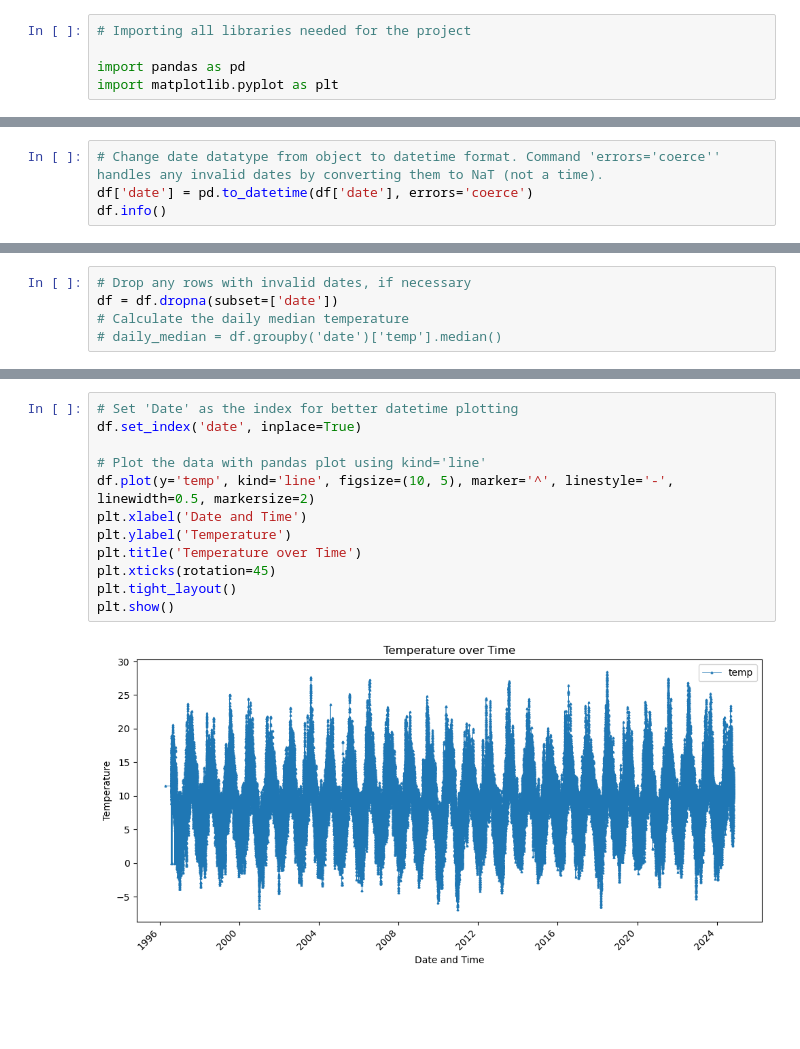
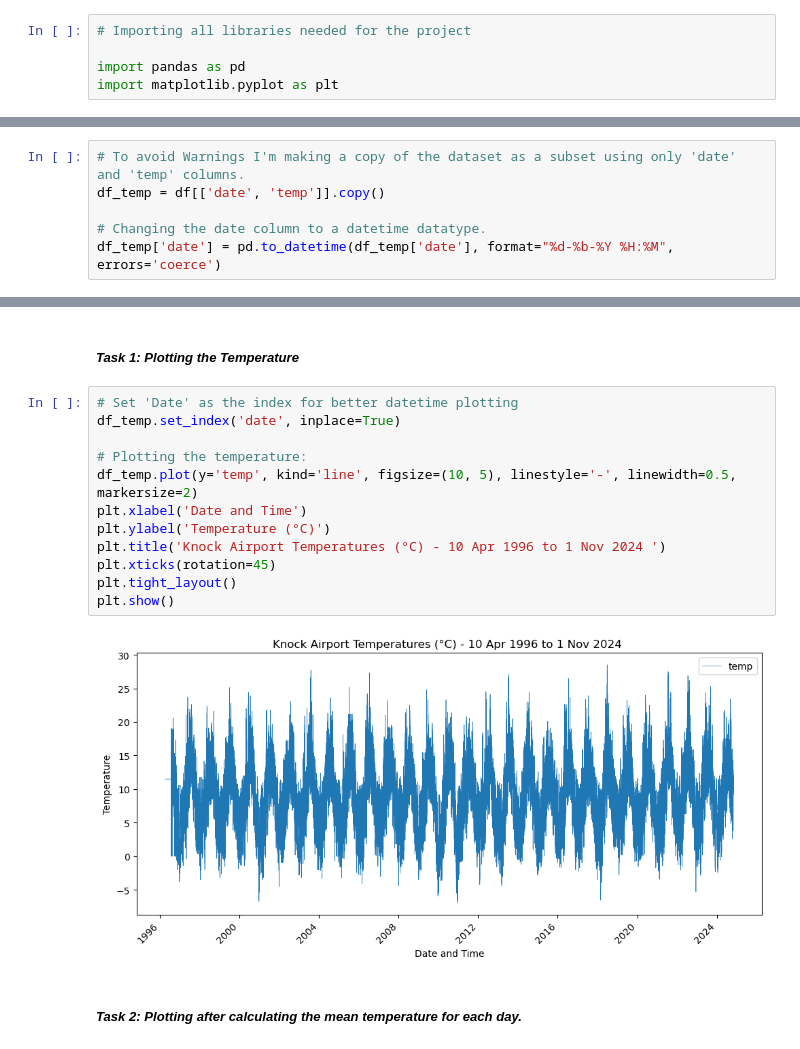
Before and after one commit to ermelinda-q/PFDA, a Jupyter notebook: assignments/assignment_6_weather.ipynb, the cells around one changed output, grey strips where cells are left out. Saved outputs shown, nothing was run; the diff lists cells and outputs as text; blank space fills up the shorter version.

Commit message:
assignment 6 - mean temp daily

```diff
--- a/assignments/assignment_6_weather.ipynb
+++ b/assignments/assignment_6_weather.ipynb
@@ -51,4 +30,0 @@ memory usage: 39.7+ MB
-# %%
-# Change date datatype from object to datetime format. Command 'errors='coerce'' handles any invalid dates by converting them to NaT (not a time).
-df['date'] = pd.to_datetime(df['date'], errors='coerce')
-df.info()
@@ -73,5 +30,0 @@ memory usage: 39.7+ MB
-# %%
-# Drop any rows with invalid dates, if necessary
-df = df.dropna(subset=['date'])
-# Calculate the daily median temperature
-# daily_median = df.groupby('date')['temp'].median()
@@ -77,0 +42,6 @@ df = df.dropna(subset=['date'])
+# %%
+# To avoid Warnings I'm making a copy of the dataset as a subset using only 'date' and 'temp' columns.
+df_temp = df[['date', 'temp']].copy()
+
+# Changing the date column to a datetime datatype.
+df_temp['date'] = pd.to_datetime(df_temp['date'], format="%d-%b-%Y %H:%M", errors='coerce')
@@ -78,14 +69,18 @@ df = df.dropna(subset=['date'])
+# %% [markdown]
+##### _Task 1: Plotting the Temperature_
 # %%
 # Set 'Date' as the index for better datetime plotting
-df.set_index('date', inplace=True)
+df_temp.set_index('date', inplace=True)
 
-# Plot the data with pandas plot using kind='line'
-df.plot(y='temp', kind='line', figsize=(10, 5), marker='^', linestyle='-', linewidth=0.5, markersize=2)
+# Plotting the temperature:
+df_temp.plot(y='temp', kind='line', figsize=(10, 5), linestyle='-', linewidth=0.5, markersize=2)
 plt.xlabel('Date and Time')
-plt.ylabel('Temperature')
-plt.title('Temperature over Time')
+plt.ylabel('Temperature (°C)')
+plt.title('Knock Airport Temperatures (°C) - 10 Apr 1996 to 1 Nov 2024 ')
 plt.xticks(rotation=45)
 plt.tight_layout()
 plt.show()
 # %% [output]
-[figure, old version]
+[figure, new version]
+# %% [markdown]
+##### _Task 2: Plotting after calculating the mean temperature for each day._
```
Also changed, not shown: parts of 11 cells of this notebook, 1 other file.
